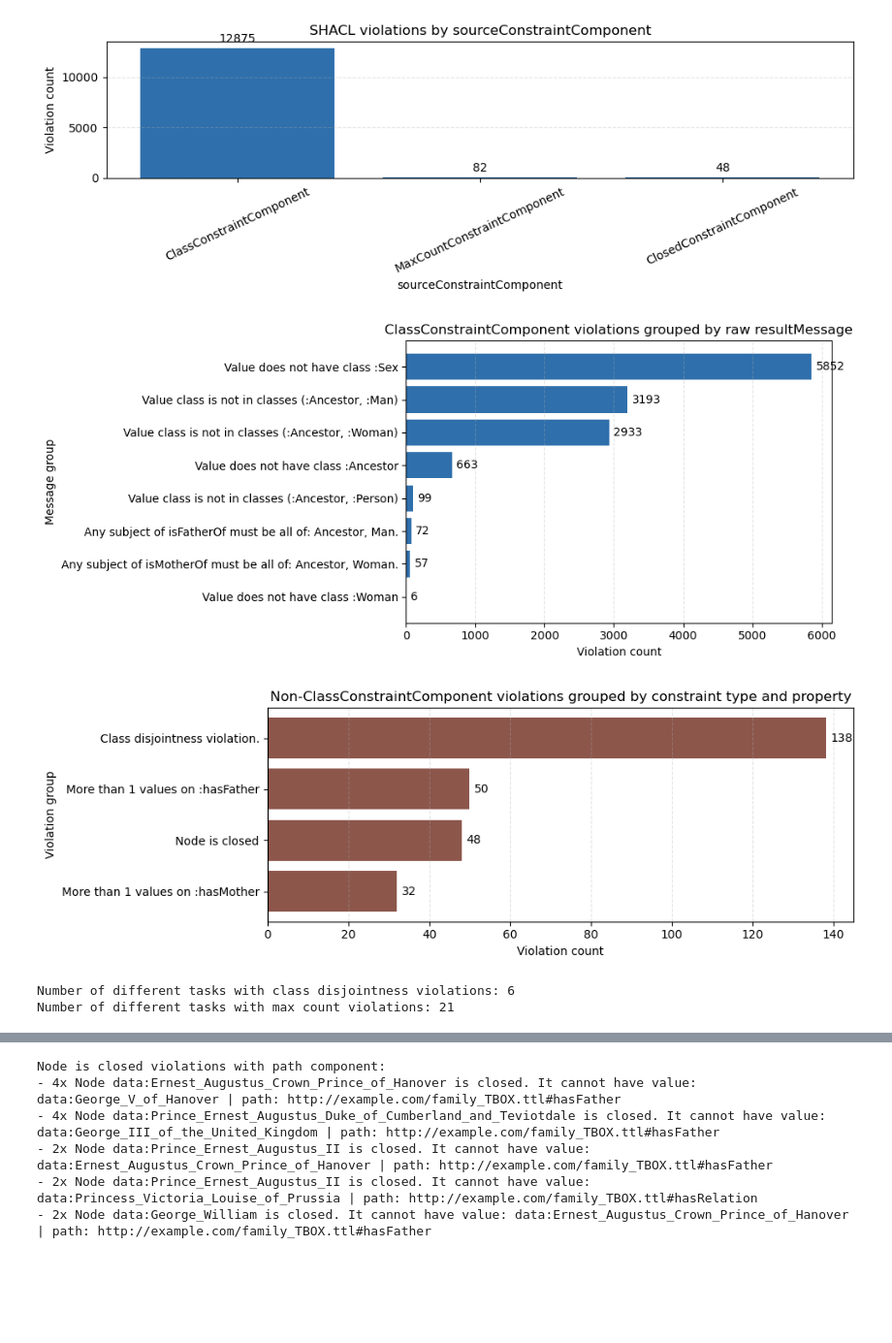
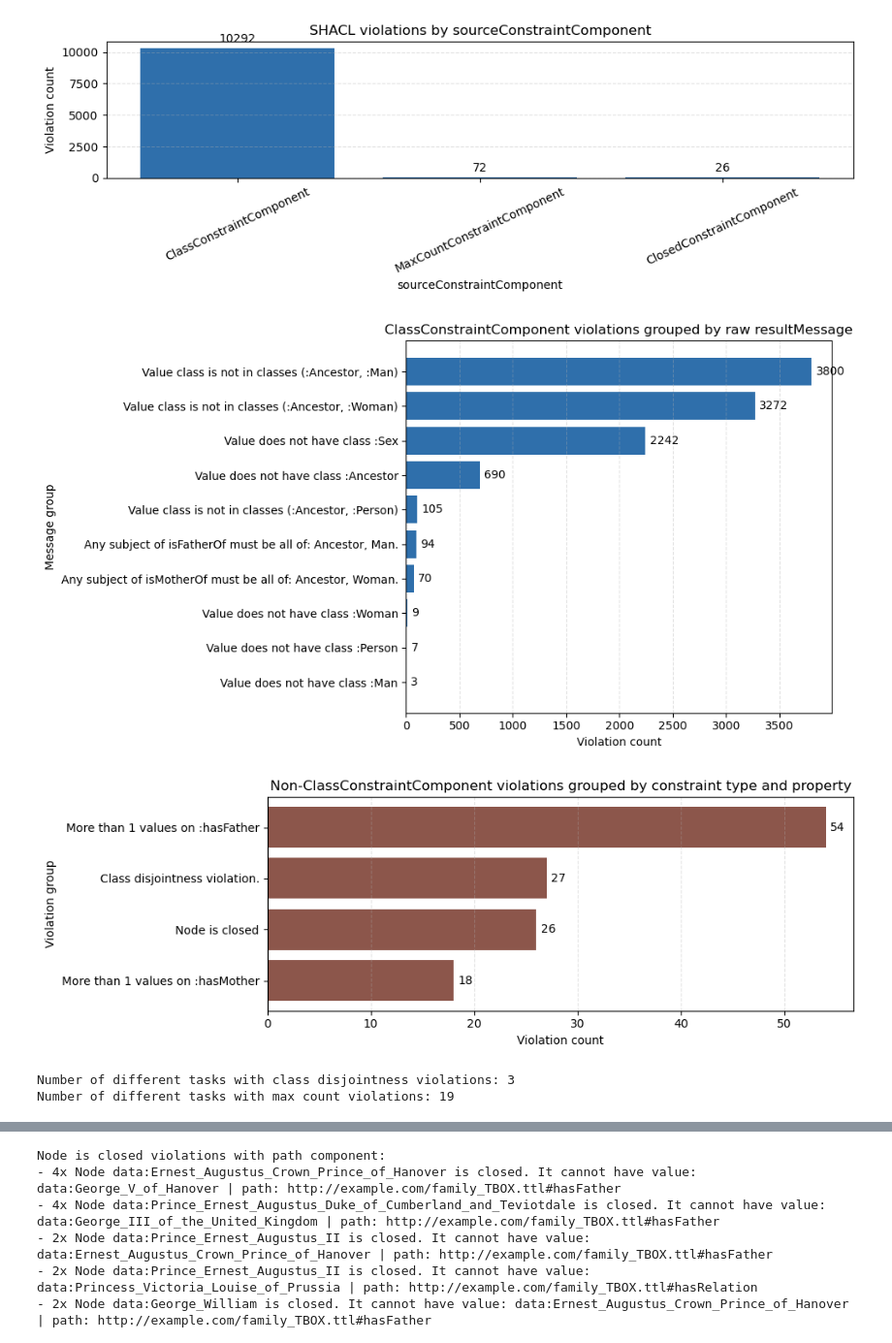
Before and after one commit to kurolesica0211/thesis-code, a Jupyter notebook: experiments/plots/violations_study.ipynb, the cells around one changed output, grey strips where cells are left out. Shown at 97% size. Saved outputs shown, nothing was run; the diff lists cells and outputs as text; code cells hidden in the pictures; blank space fills up the shorter version.

Commit message:
new figures and some small touches

```diff
--- a/experiments/plots/violations_study.ipynb
+++ b/experiments/plots/violations_study.ipynb
@@ -5,7 +5,7 @@ import sys
 
 import matplotlib.pyplot as plt
 
-workspace_root = Path.cwd().parent.parent.parent
+workspace_root = Path.cwd().parent.parent
 sys.path.insert(0, str(workspace_root))
 
 import experiments.plots.shacl_violation_distribution as shacl_violation_distribution
@@ -45,7 +45,7 @@ else:
     plt.tight_layout()
     plt.show()
 # %% [output]
-[figure, old version]
+[figure, new version]
 # %%
 from pathlib import Path
 import importlib
@@ -54,7 +54,7 @@ from textwrap import shorten
 
 import matplotlib.pyplot as plt
 
-workspace_root = Path.cwd().parent.parent.parent
+workspace_root = Path.cwd().parent.parent
 sys.path.insert(0, str(workspace_root))
 
 import experiments.plots.shacl_violation_distribution as shacl_violation_distribution
@@ -67,34 +67,34 @@ message_counts = shacl_violation_distribution.collect_class_constraint_messages(
 if not message_counts:
     print("No ClassConstraintComponent violations found.")
 else:
     ordered_items = message_counts.most_common()
     labels = [shorten(label, width=90, placeholder="...") for label, _ in ordered_items]
     values = [value for _, value in ordered_items]
 
     fig, ax = plt.subplots(figsize=(10, max(3.5, 0.55 * len(labels))))
     bars = ax.barh(labels, values, color="#2f6fab")
     ax.set_title("ClassConstraintComponent violations grouped by raw resultMessage")
     ax.set_xlabel("Violation count")
     ax.set_ylabel("Message group")
     ax.invert_yaxis()
     ax.grid(axis="x", linestyle="--", alpha=0.35)
 
     for bar in bars:
         width = bar.get_width()
         ax.annotate(
             f"{int(width)}",
             (width, bar.get_y() + bar.get_height() / 2),
             ha="left",
             va="center",
             fontsize=10,
             xytext=(4, 0),
             textcoords="offset points",
         )
 
     plt.tight_layout()
     plt.show()
 # %% [output]
-[figure, old version]
+[figure, new version]
 # %%
 from pathlib import Path
 import importlib
@@ -103,7 +103,7 @@ from textwrap import shorten
 
 import matplotlib.pyplot as plt
 
-workspace_root = Path.cwd().parent.parent.parent
+workspace_root = Path.cwd().parent.parent
 sys.path.insert(0, str(workspace_root))
 
 import experiments.plots.shacl_violation_distribution as shacl_violation_distribution
@@ -144,13 +144,13 @@ else:
     plt.tight_layout()
     plt.show()
 # %% [output]
-[figure, old version]
+[figure, new version]
 # %%
 from pathlib import Path
 import importlib
 import sys
 
-workspace_root = Path.cwd().parent.parent.parent
+workspace_root = Path.cwd().parent.parent
 sys.path.insert(0, str(workspace_root))
 
 import experiments.plots.shacl_violation_distribution as shacl_violation_distribution
@@ -175,8 +175,8 @@ for message, tasks in violations_by_message.items():
 print(f"Number of different tasks with class disjointness violations: {len(class_disjointness_tasks)}")
 print(f"Number of different tasks with max count violations: {len(max_count_tasks)}")
 # %% [output]
-Number of different tasks with class disjointness violations: 6
-Number of different tasks with max count violations: 21
+Number of different tasks with class disjointness violations: 3
+Number of different tasks with max count violations: 19
 # %%
 from pathlib import Path
 import importlib
```
Also changed, not shown: parts of 1 cell of this notebook, 4 other files.
